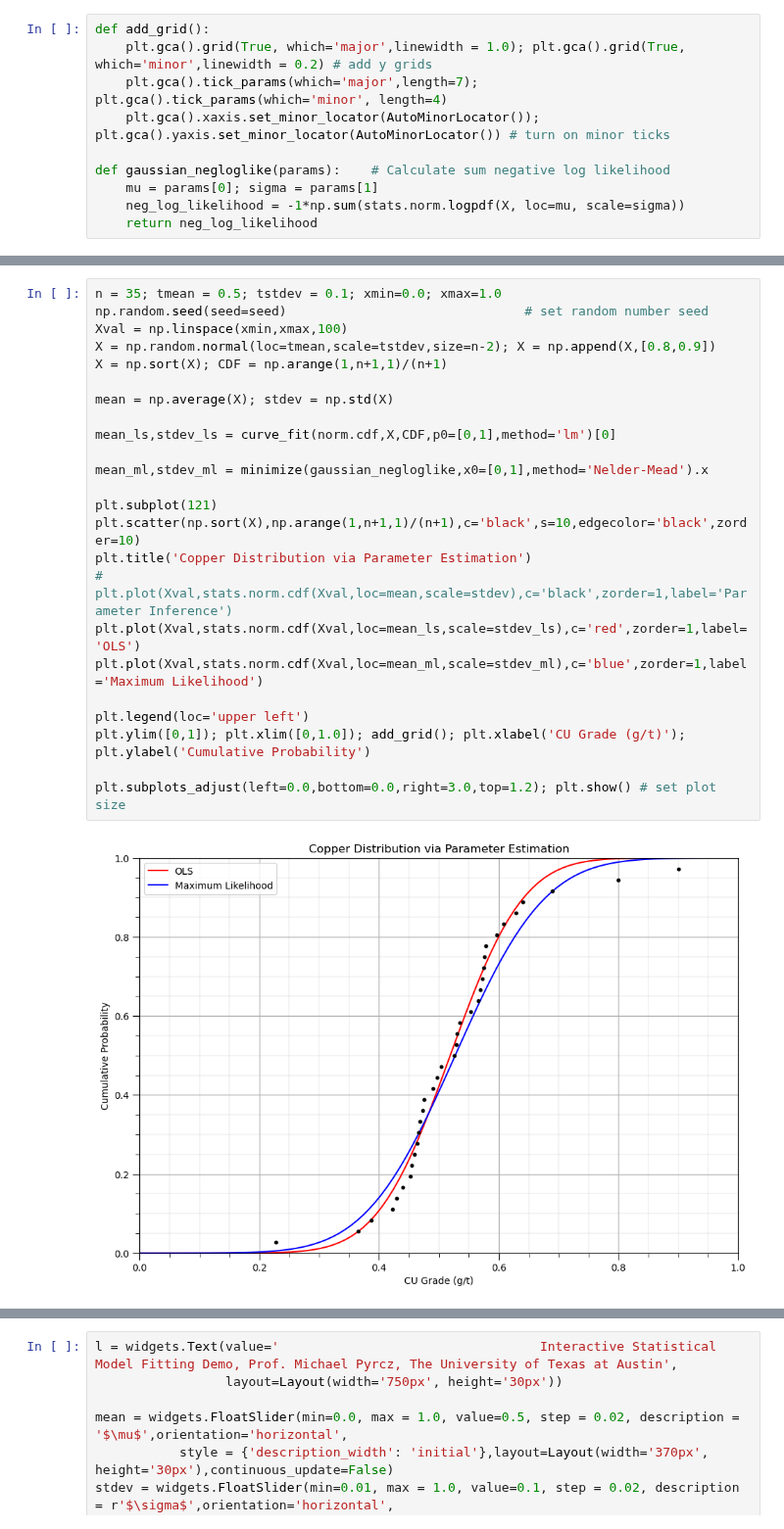
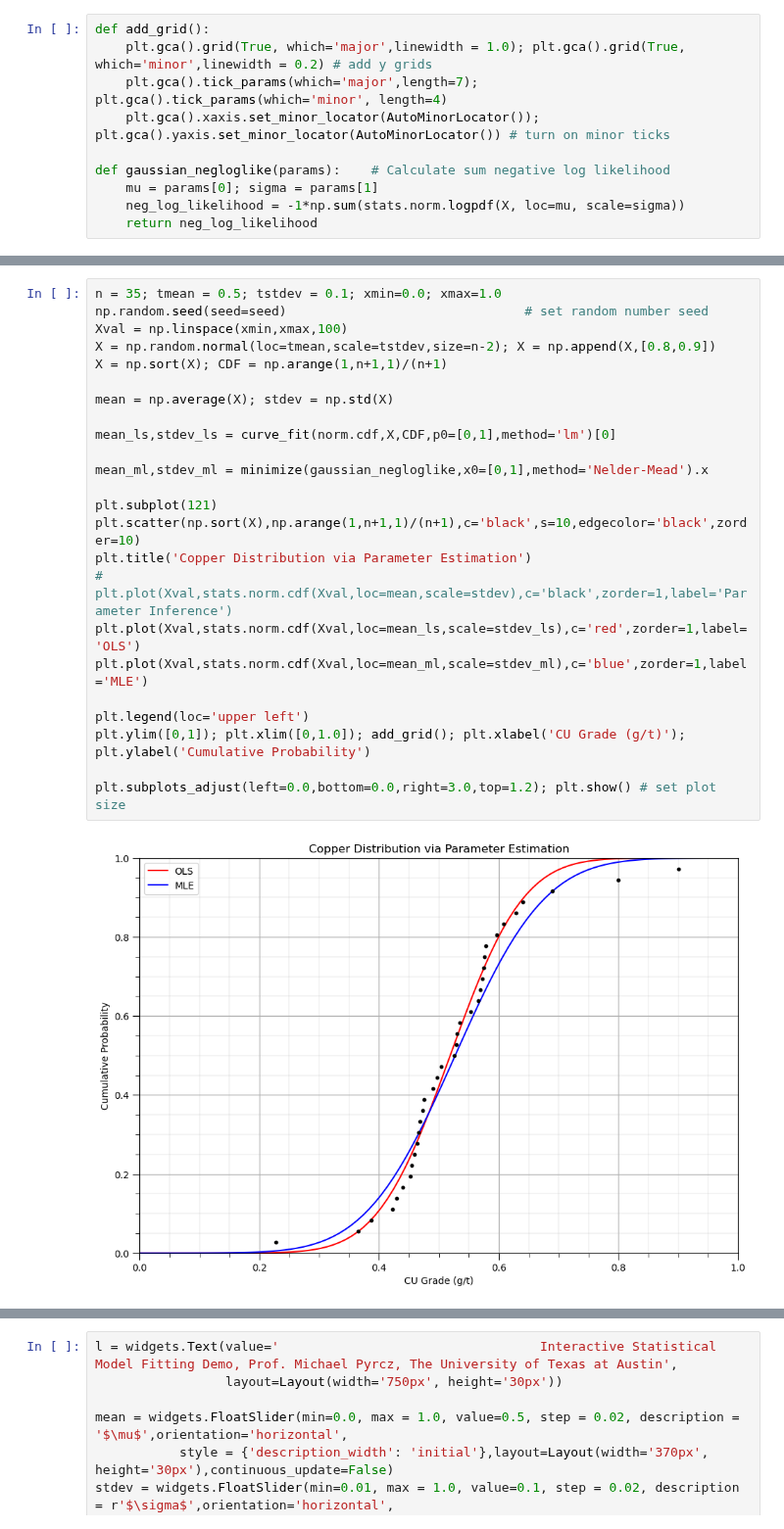
Before and after one commit to GeostatsGuy/DataScienceInteractivePython, a Jupyter notebook: Interactive_Model_Fitting.ipynb, the cells around one changed output, grey strips where cells are left out. Shown at 98% size. Drawn from its saved outputs; the diff is of its cells as text.

```diff
--- a/Interactive_Model_Fitting.ipynb
+++ b/Interactive_Model_Fitting.ipynb
@@ -109,26 +124,26 @@ def gaussian_negloglike(params):    # Calculate sum negative log likelihood
 # %%
 n = 35; tmean = 0.5; tstdev = 0.1; xmin=0.0; xmax=1.0
 np.random.seed(seed=seed)                               # set random number seed
 Xval = np.linspace(xmin,xmax,100)
 X = np.random.normal(loc=tmean,scale=tstdev,size=n-2); X = np.append(X,[0.8,0.9])
 X = np.sort(X); CDF = np.arange(1,n+1,1)/(n+1)
 
 mean = np.average(X); stdev = np.std(X)
 
 mean_ls,stdev_ls = curve_fit(norm.cdf,X,CDF,p0=[0,1],method='lm')[0]
 
 mean_ml,stdev_ml = minimize(gaussian_negloglike,x0=[0,1],method='Nelder-Mead').x
 
 plt.subplot(121)
 plt.scatter(np.sort(X),np.arange(1,n+1,1)/(n+1),c='black',s=10,edgecolor='black',zorder=10)
 plt.title('Copper Distribution via Parameter Estimation')
 # plt.plot(Xval,stats.norm.cdf(Xval,loc=mean,scale=stdev),c='black',zorder=1,label='Parameter Inference')
 plt.plot(Xval,stats.norm.cdf(Xval,loc=mean_ls,scale=stdev_ls),c='red',zorder=1,label='OLS')
-plt.plot(Xval,stats.norm.cdf(Xval,loc=mean_ml,scale=stdev_ml),c='blue',zorder=1,label='Maximum Likelihood')
+plt.plot(Xval,stats.norm.cdf(Xval,loc=mean_ml,scale=stdev_ml),c='blue',zorder=1,label='MLE')
 
 plt.legend(loc='upper left')
 plt.ylim([0,1]); plt.xlim([0,1.0]); add_grid(); plt.xlabel('CU Grade (g/t)'); plt.ylabel('Cumulative Probability')
 
 plt.subplots_adjust(left=0.0,bottom=0.0,right=3.0,top=1.2); plt.show() # set plot size
 # %% [output]
-[figure, old version]
+[figure, new version]
```
Also changed, not shown: parts of 14 cells of this notebook.
